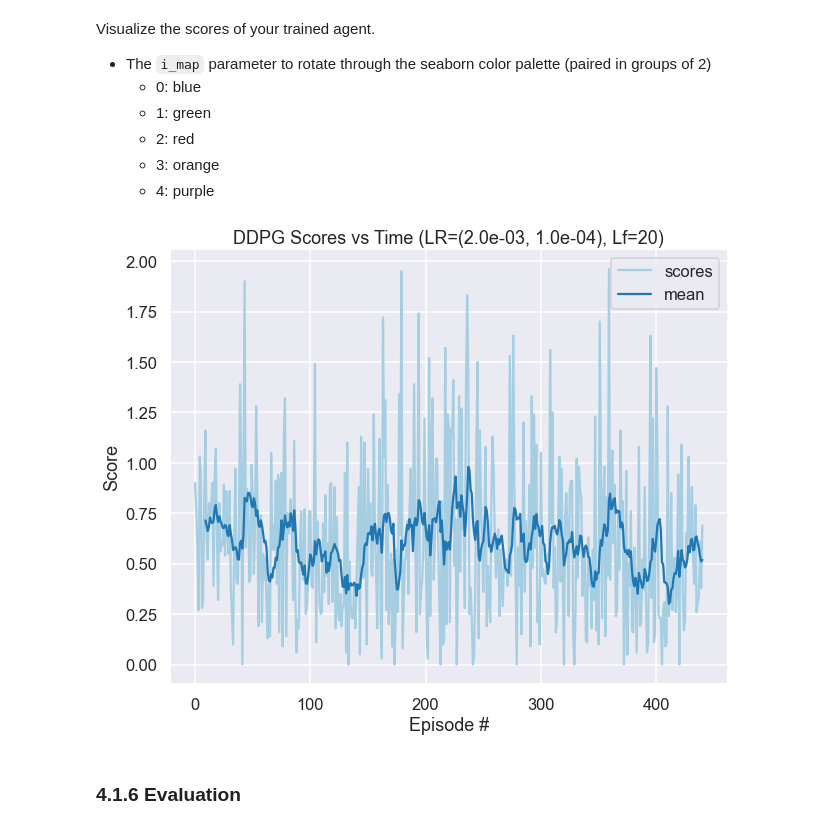
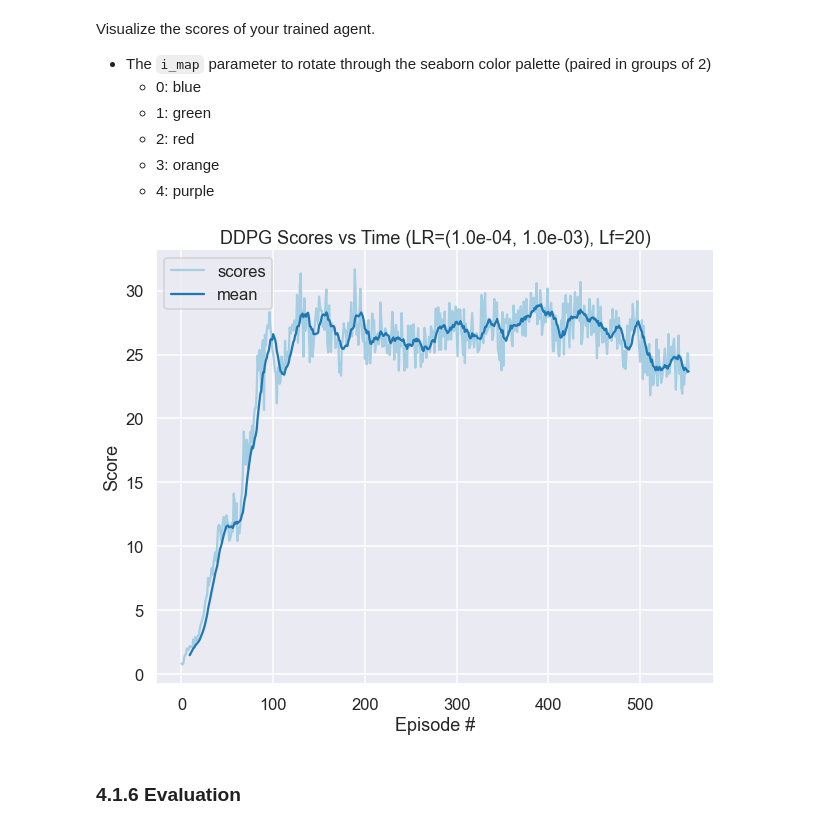
Before and after one commit to amcumber/udacity-rl-continuous-control, a Jupyter notebook: Continuous_Control.ipynb, the cells around one changed output. Drawn from its saved outputs; the diff is of its cells as text; code cells hidden in the pictures.

```diff
--- a/Continuous_Control.ipynb
+++ b/Continuous_Control.ipynb
@@ -386,3 +303,5 @@ Unity brain name: ReacherBrain
+# %%
+envh, agent, trainer = main()
 # %%
 scores = trainer.train()
 # %% [output]
@@ -661,8 +583,10 @@ Visualize the scores of your trained agent.
   * 3: orange
   * 4: purple
 # %%
-scores68 = trainer.read_scores('checkpoints/scores to checkpoint-6.8.pkl')
-scores = trainer.read_scores('checkpoints/single-scores-checkpoint-270run.pkl')
-scores68.extend(scores)
-trainer.scores_ = scores68
-trainer.n_workers = 20
+scores = trainer.read_scores('checkpoints/scores to checkpoint-6.8.pkl')
+# scores = trainer.read_scores('checkpoints/single-scores-checkpoint-270run.pkl')
+scores.extend(trainer.scores_)
+# trainer.scores_ = scores68
+# trainer.n_workers = 20
+# %%
+trainer.scores_ = scores
@@ -669,27 +595,27 @@ trainer.n_workers = 20
 # %%
-def plot_scores(trainer, i_map=0):
+def plot_scores(scores, i_map=0, n_workers=N_WORKERS):
     sns.set_style('darkgrid')
     sns.set_context('talk')
     sns.set_palette('Paired')
     cmap = sns.color_palette('Paired')
-    if trainer.n_workers > 1:
-        scores = np.mean(np.array(trainer.scores_).squeeze(), 1)
+    if N_WORKERS > 1:
+        scores = np.mean(np.array(scores).squeeze(), 1)
     else:
         scores = np.array(trainer.scores_).squeeze()
-    alr, clr, lf = trainer.agent.lr_actor, trainer.agent.lr_critic, trainer.agent.learn_f
+    alr, clr, lf = LR_ACTOR, LR_CRITIC, LEARN_F
     score_df = pd.DataFrame({'scores': scores})
     score_df = score_df.assign(mean=lambda df: df.rolling(10).mean()['scores'])
 
     fig ,ax = plt.subplots(1,1, figsize=(10,8))
 
     ax = score_df.plot(ax=ax, color=cmap[2*(i_map%4):])
     ax.set_title(f'DDPG Scores vs Time (LR=({alr:.1e}, {clr:.1e}), Lf={lf})')
     ax.set_xlabel('Episode #')
     ax.set_ylabel('Score')
     plt.show()
-plot_scores(trainer)
+plot_scores(scores)
 # %% [output]
-[figure, old version]
+[figure, new version]
 # %% [markdown]
 ### 4.1.6 Evaluation
 # %%
```
Also changed, not shown: parts of 7 cells of this notebook, 4 other files.
